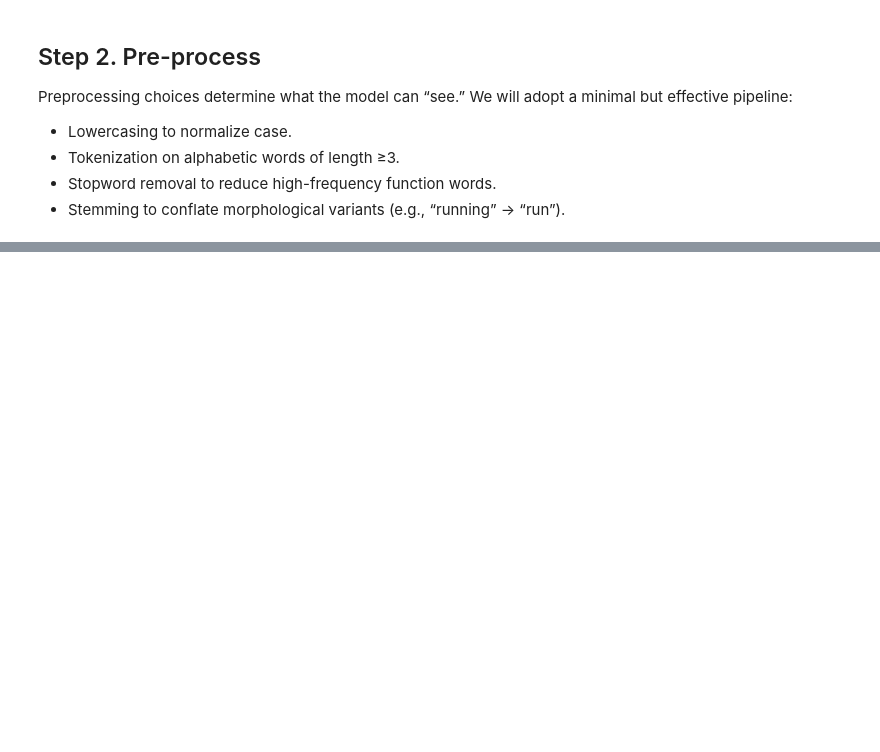
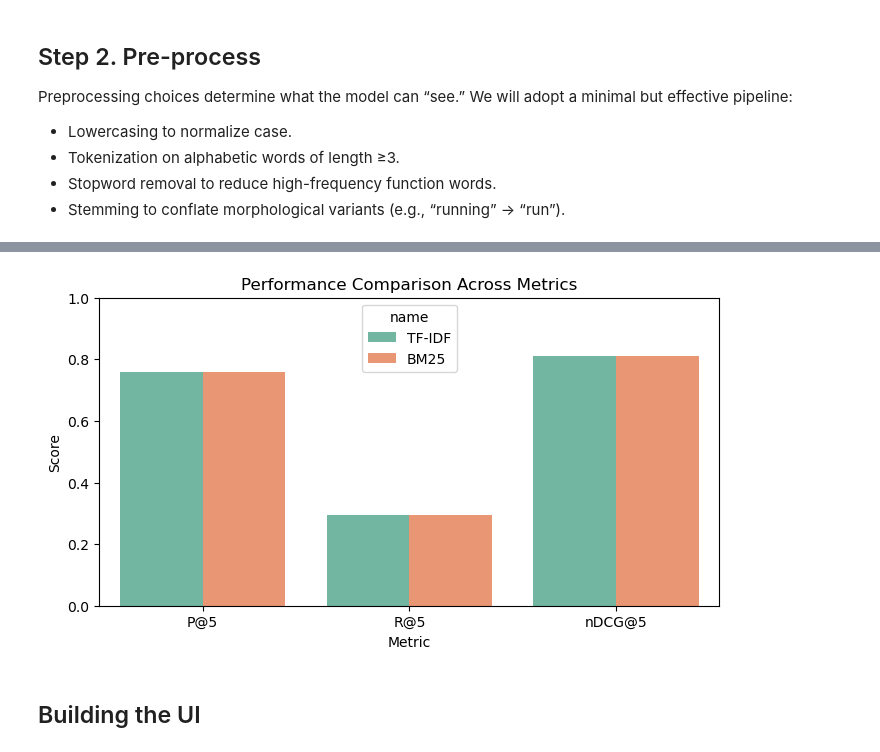
Before and after one commit to laurakhot/TechGlossary, a Jupyter notebook: Parse_glossary.ipynb, the cells around one changed output, grey strips where cells are left out. Cells and saved outputs as stored; diff of their text form; code cells hidden in the pictures; blank space fills up the shorter version.

```diff
--- a/Parse_glossary.ipynb
+++ b/Parse_glossary.ipynb
@@ -269,0 +396,13 @@ def clean_text(text):
+# %%
+display(df)
+# Prepare documents for PyTerrier
+docs_for_index = [{"docno": row["docno"], "text": row["clean_text"]} for _, row in df.iterrows()]
+# print(docs_for_index)
+
+# Build index
+indexer = pt.IterDictIndexer("./glossary_index", overwrite=True)  # folder to store index
+index_ref = indexer.index(docs_for_index)
+
+# uncomment 2 previous lines if haven't build index yet
+# index_ref = pt.IndexFactory.of("./glossary_index/data.properties")
+print(f"Indexing complete! Your glossary is ready for retrieval.")
@@ -269,0 +426,7 @@ def clean_text(text):
+# %%
+index_ref = pt.IndexFactory.of(index_ref)
+# uncomment previous line if loading index for the first time
+stats = index_ref.getCollectionStatistics()
+print(f"Documents: {stats.getNumberOfDocuments()}")
+print(f"Unique terms: {stats.getNumberOfUniqueTerms()}")
+print(f"Average doc length: {stats.getAverageDocumentLength():.2f}")
@@ -269,0 +439,13 @@ def clean_text(text):
+# %%
+tfidf = pt.BatchRetrieve(index_ref, wmodel="TF_IDF")
+
+# example test queries
+sample_queries = [
+    "javascript",
+    "api"
+]
+
+for q in sample_queries:
+    print(f"\nQuery: {q}")
+    results = tfidf.search(q).head(5)
+    display(results[['docno', 'score']])
@@ -269,0 +469,4 @@ def clean_text(text):
+# %%
+bm25 = pt.BatchRetrieve(index_ref, wmodel="BM25")
+results = bm25.search("xforms ")
+print(results)
@@ -269,0 +608,11 @@ def clean_text(text):
+# %%
+exp_melt = exp.melt(id_vars="name", var_name="Metric", value_name="Score")
+plt.figure(figsize=(8,4))
+sns.barplot(data=exp_melt, x="Metric", y="Score", hue="name", palette="Set2")
+plt.title("Performance Comparison Across Metrics")
+plt.ylim(0,1)
+plt.show()
+# %% [output]
+[figure, added]
+# %% [markdown]
+## Building the UI
```
Also changed, not shown: parts of 43 cells of this notebook.
